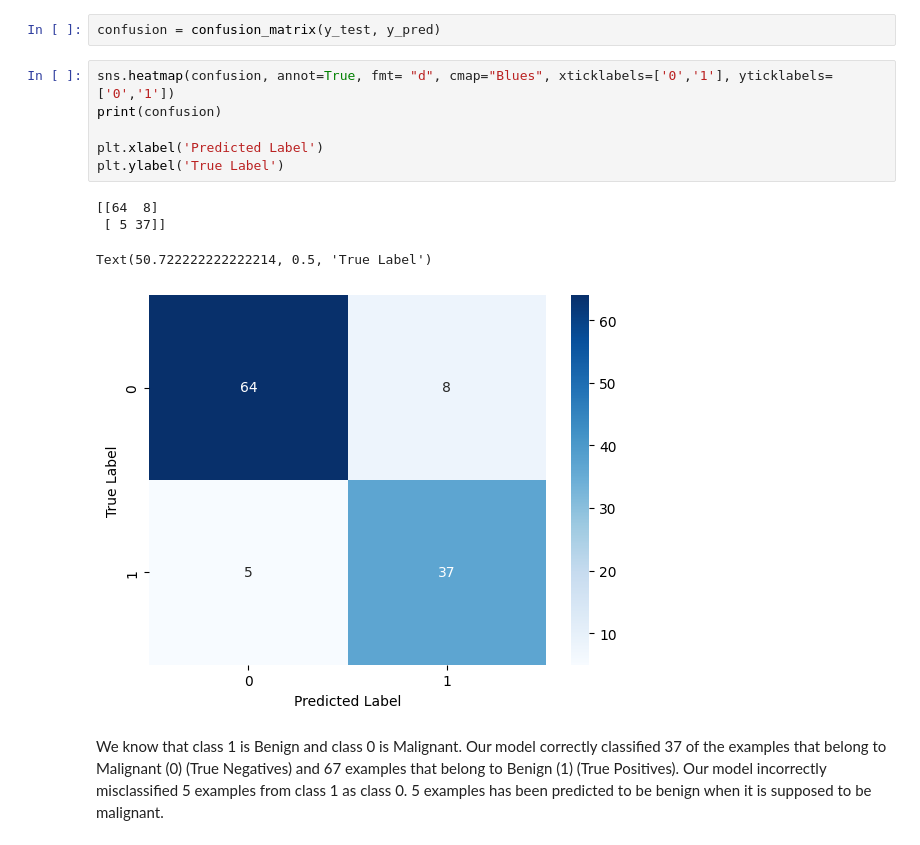
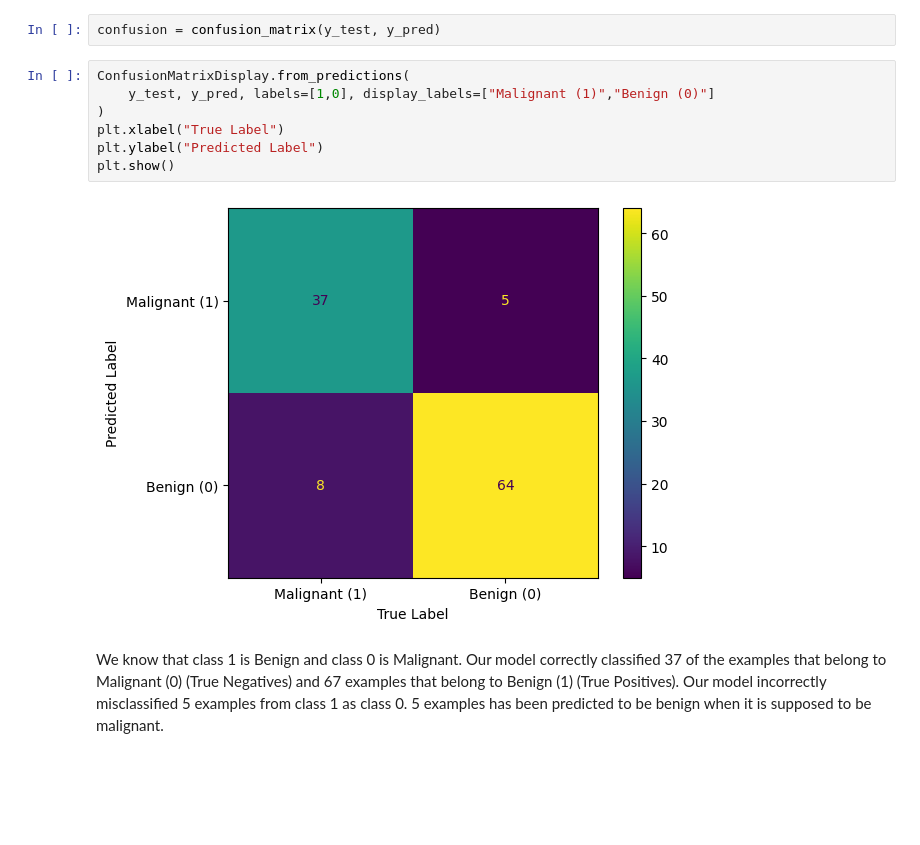
Before and after one commit to AngelX62/Breast-Cancer-Diagnosis, a Jupyter notebook: main.ipynb, the cells around one changed output. Cells and saved outputs as stored; diff of their text form; blank space fills up the shorter version.

```diff
--- a/main.ipynb
+++ b/main.ipynb
@@ -461,16 +468,14 @@ $$\frac{dL}{db_j} = -\frac{2}{n}\sum \limits _{i} ({y^{(i)} - σ(z^{(i)})}$$
 </div>
 # %%
 confusion = confusion_matrix(y_test, y_pred)
-# %%
-sns.heatmap(confusion, annot=True, fmt= "d", cmap="Blues", xticklabels=['0','1'], yticklabels=['0','1'])
-print(confusion)
-
-plt.xlabel('Predicted Label')
-plt.ylabel('True Label')
-# %% [output]
-[[64  8]
- [ 5 37]]
-Text(50.722222222222214, 0.5, 'True Label')
-[figure, removed]
+# %%
+ConfusionMatrixDisplay.from_predictions(
+    y_test, y_pred, labels=[1,0], display_labels=["Malignant (1)","Benign (0)"]
+)
+plt.xlabel("True Label")
+plt.ylabel("Predicted Label")
+plt.show()
+# %% [output]
+[figure, added]
 # %% [markdown]
 We know that class 1 is Benign and class 0 is Malignant. Our model correctly classified 37 of the examples that belong to Malignant (0) (True Negatives) and 67 examples that belong to Benign (1) (True Positives). Our model incorrectly misclassified 5 examples from class 1 as class 0. 5 examples has been predicted to be benign when it is supposed to be malignant.
```
Also changed, not shown: parts of 32 cells of this notebook.
